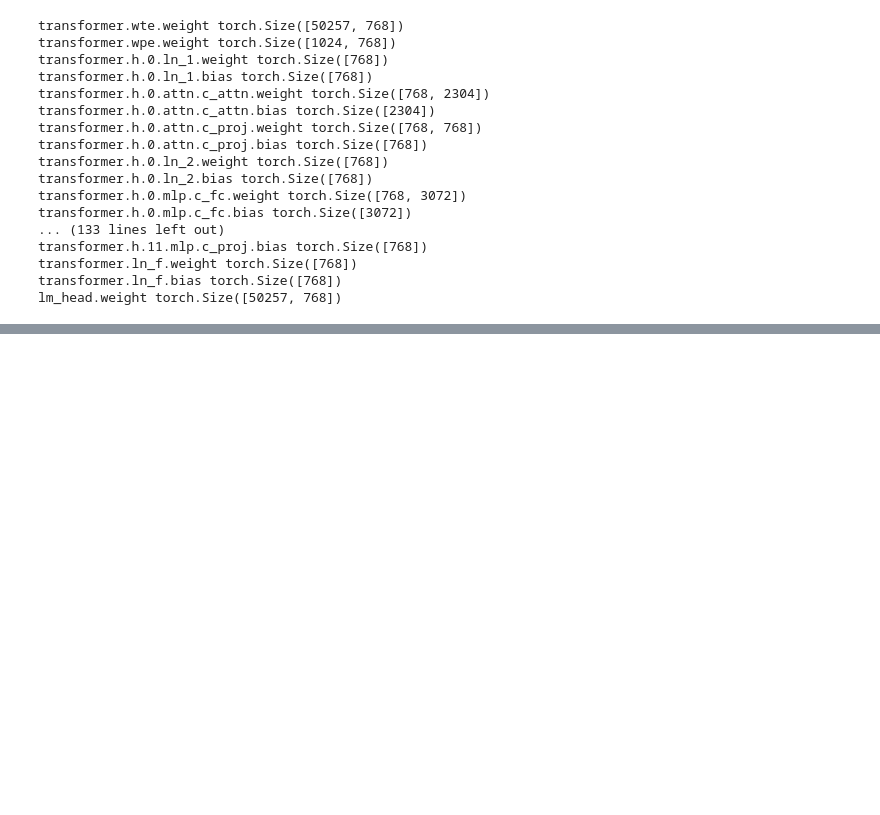
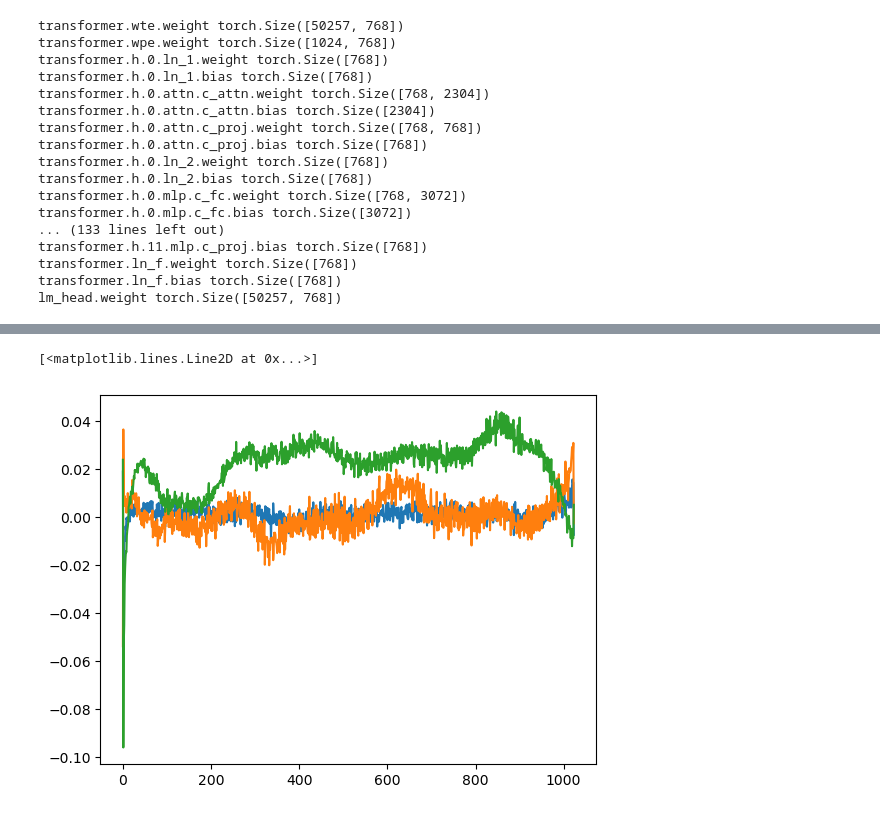
Before and after one commit to binnietom/toolbox, a Jupyter notebook: src/KP/L9-GPT2.ipynb, the cells around one changed output, grey strips where cells are left out. Saved outputs shown, nothing was run; the diff lists cells and outputs as text; code cells hidden in the pictures; blank space fills up the shorter version.

```diff
--- a/src/KP/L9-GPT2.ipynb
+++ b/src/KP/L9-GPT2.ipynb
@@ -26,0 +47,7 @@ lm_head.weight torch.Size([50257, 768])
+# %%
+plt.plot(sd_hf["transformer.wpe.weight"][:,50])
+plt.plot(sd_hf["transformer.wpe.weight"][:,200])
+plt.plot(sd_hf["transformer.wpe.weight"][:,250])
+# %% [output]
+[<matplotlib.lines.Line2D at 0x...>]
+[figure, added]
```
Also changed, not shown: parts of 48 cells of this notebook, 10 other files.
